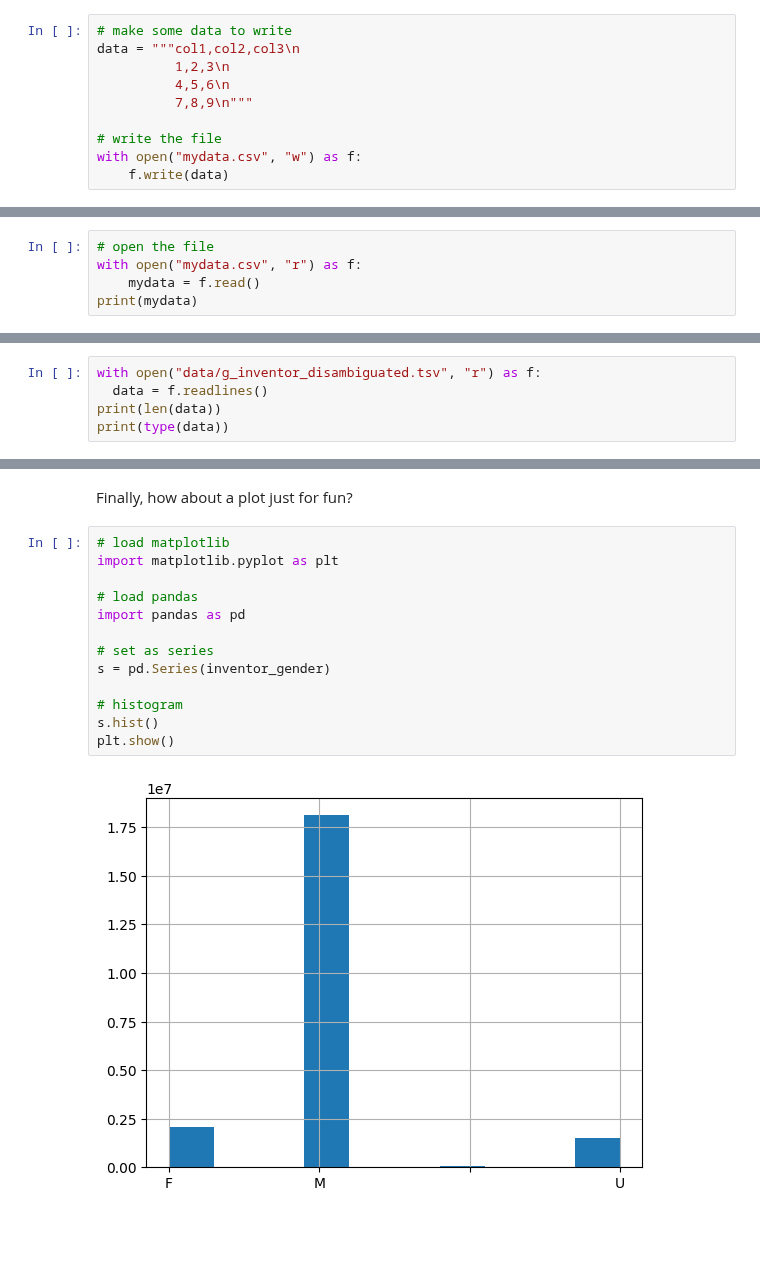
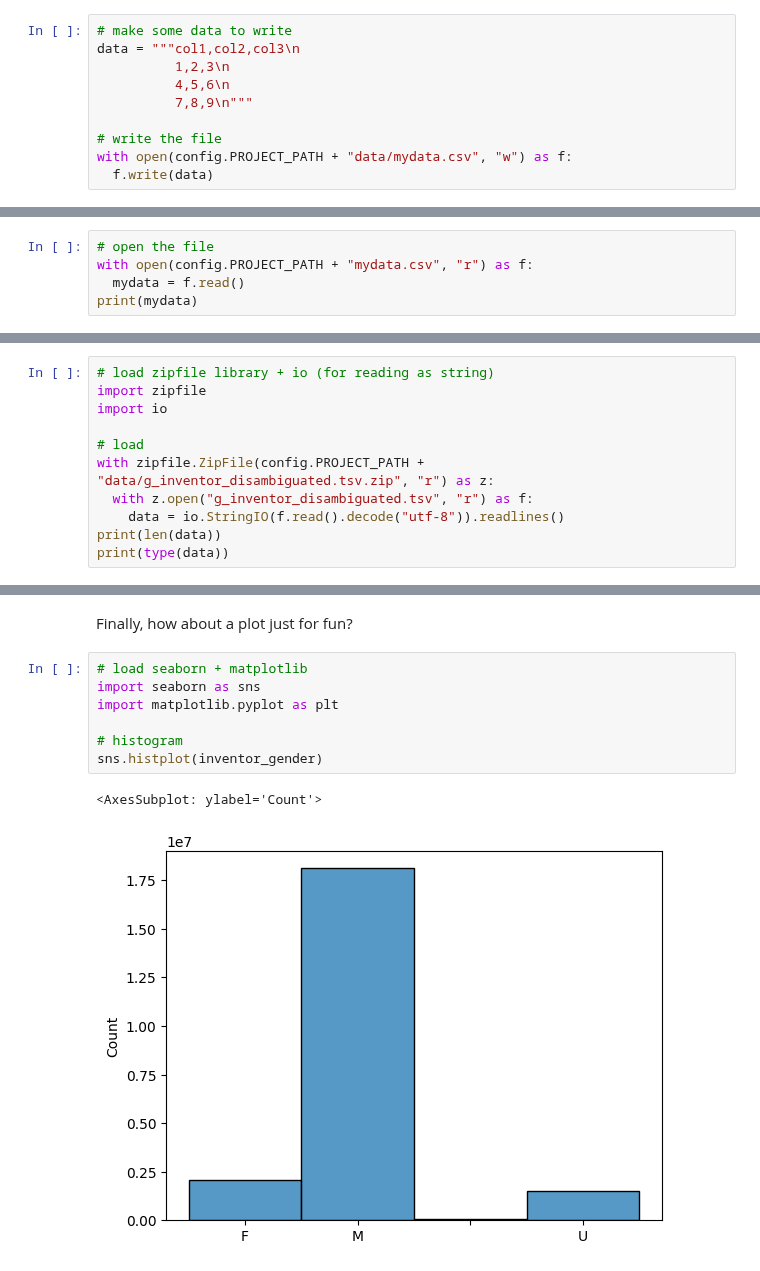
Before and after one commit to rfunklab/computational_social_science_for_organizational_research, a Jupyter notebook: sessions/introduction/notebook/introduction.ipynb, the cells around one changed output, grey strips where cells are left out. Saved outputs shown, nothing was run; the diff lists cells and outputs as text; blank space fills up the shorter version.

```diff
--- a/sessions/introduction/notebook/introduction.ipynb
+++ b/sessions/introduction/notebook/introduction.ipynb
@@ -496,14 +501,14 @@ data = """col1,col2,col3\n
           7,8,9\n"""
 
 # write the file
-with open("mydata.csv", "w") as f:
-    f.write(data)
+with open(config.PROJECT_PATH + "data/mydata.csv", "w") as f:
+  f.write(data)
 # %% [markdown]
 We've got a file. Yay! Now let's read it back into Python.
 # %%
 # open the file
-with open("mydata.csv", "r") as f:
-    mydata = f.read()
+with open(config.PROJECT_PATH + "mydata.csv", "r") as f:
+  mydata = f.read()
 print(mydata)
 # %% [output]
 col1,col2,col3
@@ -560,6 +579,12 @@ We'll open some [data](https://s3.amazonaws.com/data.patentsview.org/download/g_
 # %%
-with open("data/g_inventor_disambiguated.tsv", "r") as f:
-  data = f.readlines()
+# load zipfile library + io (for reading as string)
+import zipfile
+import io
+
+# load
+with zipfile.ZipFile(config.PROJECT_PATH + "data/g_inventor_disambiguated.tsv.zip", "r") as z:
+  with z.open("g_inventor_disambiguated.tsv", "r") as f:
+    data = io.StringIO(f.read().decode("utf-8")).readlines()
 print(len(data))
 print(type(data))
 # %% [output]
@@ -606,21 +634,16 @@ with open("data/inventor_gender_clean.csv", "w") as f:
     f.write("{}\n".format(i))
 # %% [markdown]
 Finally, how about a plot just for fun?
-# %%
-# load matplotlib
-import matplotlib.pyplot as plt
-
-# load pandas
-import pandas as pd
-
-# set as series
-s = pd.Series(inventor_gender)
-
-# histogram
-s.hist()
-plt.show()
-# %% [output]
-[figure, removed]
+# %%
+# load seaborn + matplotlib
+import seaborn as sns
+import matplotlib.pyplot as plt
+
+# histogram
+sns.histplot(inventor_gender)
+# %% [output]
+<AxesSubplot: ylabel='Count'>
+[figure, added]
 # %% [markdown]
 ## Pandas
 
```
Also changed, not shown: parts of 47 cells of this notebook, 2 other files.
